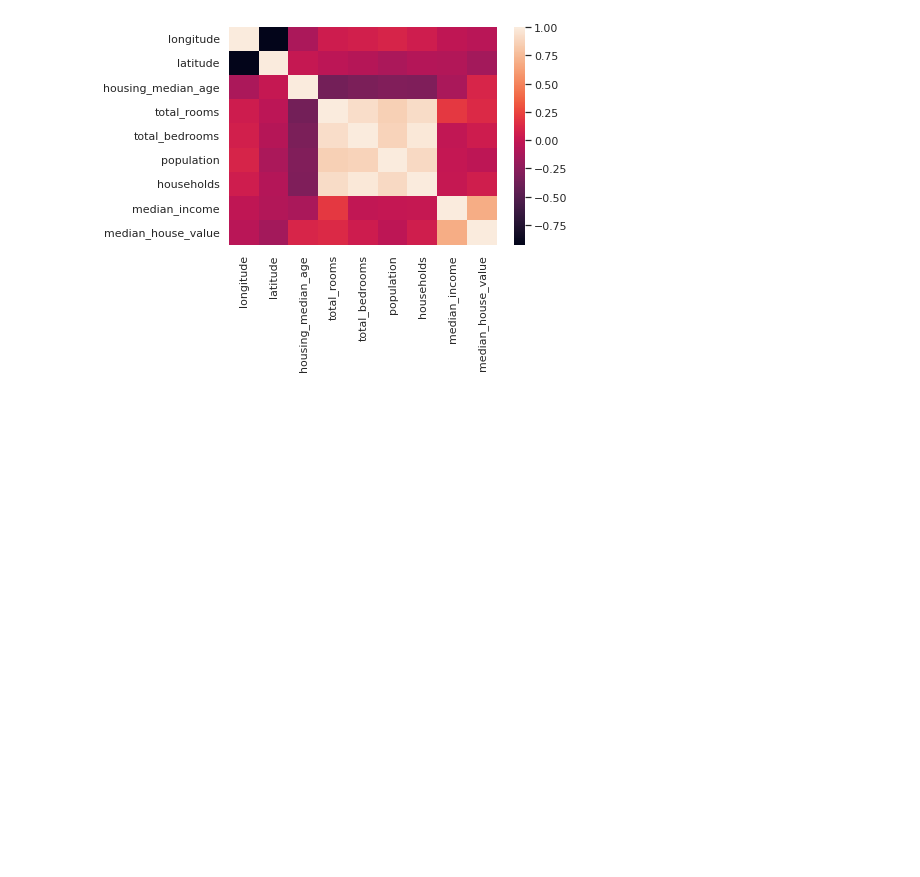
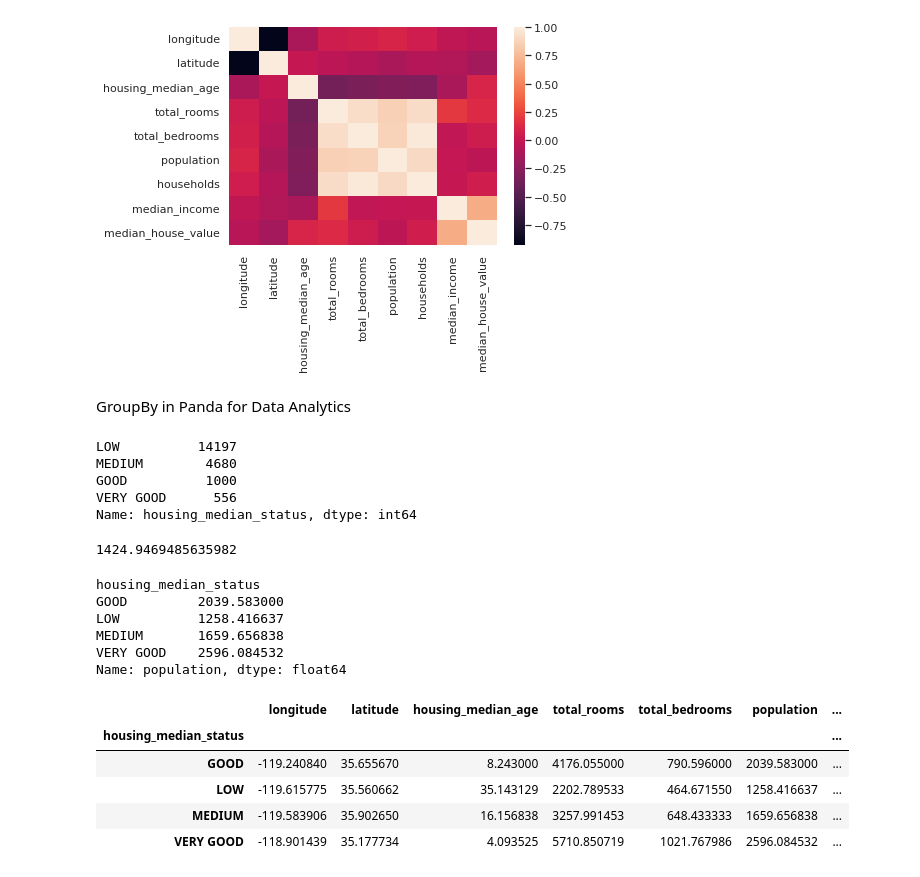
Before and after one commit to chaubeyarvind/DataAnalytics-NumPY, a Jupyter notebook: ArvindChaubey_DataAnalytics_Sep27_2022.ipynb, the cells around one changed output. Cells and saved outputs as stored; diff of their text form; code cells hidden in the pictures; blank space fills up the shorter version.

```diff
--- a/ArvindChaubey_DataAnalytics_Sep27_2022.ipynb
+++ b/ArvindChaubey_DataAnalytics_Sep27_2022.ipynb
@@ -543,3 +543,35 @@ sns.heatmap(df1.corr())
 # %% [output]
 <matplotlib.axes._subplots.AxesSubplot at 0x...>
 [figure]
+# %% [markdown]
+GroupBy in Panda for Data Analytics
+# %%
+df1['housing_median_status'].value_counts()
+# %% [output]
+LOW          14197
+MEDIUM        4680
+GOOD          1000
+VERY GOOD      556
+Name: housing_median_status, dtype: int64
+# %%
+df1['population'].mean()
+# %% [output]
+1424.9469485635982
+# %%
+df1.groupby('housing_median_status').mean()['population']
+# %% [output]
+housing_median_status
+GOOD         2039.583000
+LOW          1258.416637
+MEDIUM       1659.656838
+VERY GOOD    2596.084532
+Name: population, dtype: float64
+# %%
+df1.groupby('housing_median_status').mean()
+# %% [output]
+|  | longitude | latitude | housing_median_age | total_rooms | total_bedrooms | population | ... |
+| housing_median_status |  |  |  |  |  |  | ... |
+| GOOD | -119.240840 | 35.655670 | 8.243000 | 4176.055000 | 790.596000 | 2039.583000 | ... |
+| LOW | -119.615775 | 35.560662 | 35.143129 | 2202.789533 | 464.671550 | 1258.416637 | ... |
+| MEDIUM | -119.583906 | 35.902650 | 16.156838 | 3257.991453 | 648.433333 | 1659.656838 | ... |
+| VERY GOOD | -118.901439 | 35.177734 | 4.093525 | 5710.850719 | 1021.767986 | 2596.084532 | ... |
```
Also changed, not shown: parts of 3 cells of this notebook.
